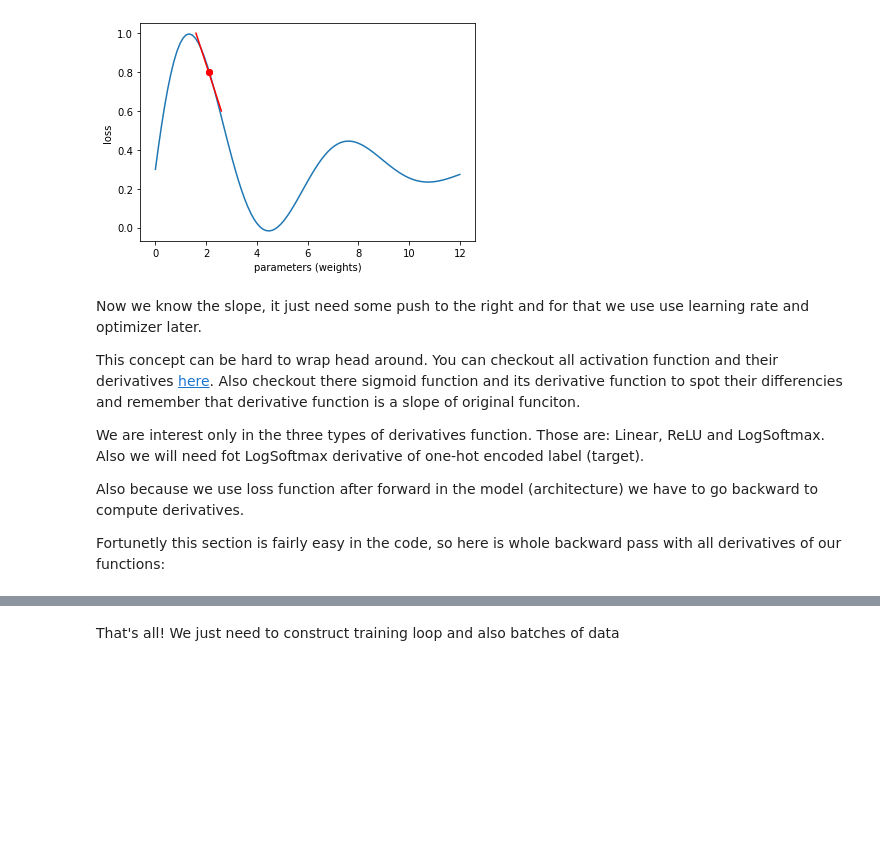
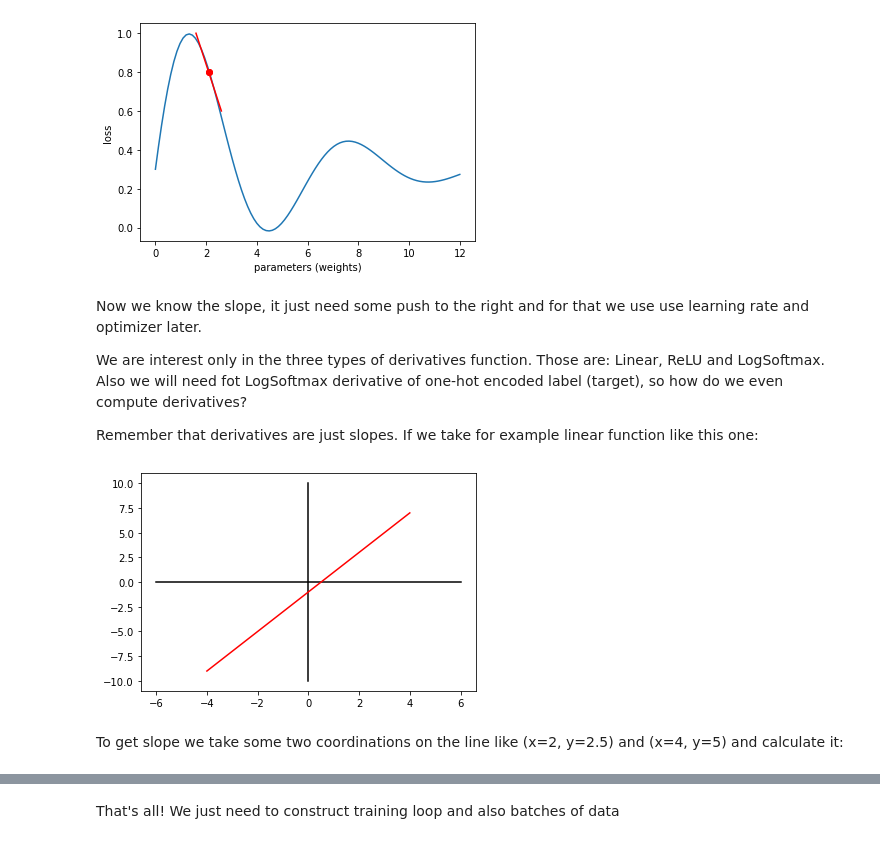
Before and after one commit to ludius0/my-blog, a Jupyter notebook: _notebooks/2020-12-05-First-blog-(test).ipynb, the cells around one changed output, grey strips where cells are left out. Drawn from its saved outputs; the diff is of its cells as text; code cells hidden in the pictures; blank space fills up the shorter version.

```diff
--- a/_notebooks/2020-12-05-First-blog-(test).ipynb
+++ b/_notebooks/2020-12-05-First-blog-(test).ipynb
@@ -388,10 +386,26 @@ plt.show()
 # %% [markdown]
 Now we know the slope, it just need some push to the right and for that we use use learning rate and optimizer later.
 
-This concept can be hard to wrap head around. You can checkout all activation function and their derivatives [here](https://en.wikipedia.org/wiki/Activation_function). Also checkout there sigmoid function and its derivative function to spot their differencies and remember that derivative function is a slope of original funciton.
+We are interest only in the three types of derivatives function. Those are: Linear, ReLU and LogSoftmax. Also we will need fot LogSoftmax derivative of one-hot encoded label (target), so how do we even compute derivatives?
 
-We are interest only in the three types of derivatives function. Those are: Linear, ReLU and LogSoftmax. Also we will need fot LogSoftmax derivative of one-hot encoded label (target).
-
-Also because we use loss function after forward in the model (architecture) we have to go backward to compute derivatives.
-
-Fortunetly this section is fairly easy in the code, so here is whole backward pass with all derivatives of our functions:
+Remember that derivatives are just slopes. If we take for example linear function like this one:
+# %%
+# y = a*x + b
+def linear_function(x, a=2, b=-1):
+    return a * x + b
+# %%
+#hide-input
+x_ = np.linspace(-6, 6, 2)
+y_ = np.array([0, 0])
+plt.plot(x_, y_, "black")
+x_ = np.array([0, 0])
+y_ = np.linspace(-10, 10, 2)
+plt.plot(x_, y_, "black")
+x = np.linspace(-4, 4, 2)
+y = linear_function(x)
+plt.plot(x, y, "r")
+plt.show()
+# %% [output]
+[figure, added]
+# %% [markdown]
+To get slope we take some two coordinations on the line like (x=2, y=2.5) and (x=4, y=5) and calculate it:
```
Also changed, not shown: parts of 20 cells of this notebook, 4 other files.
